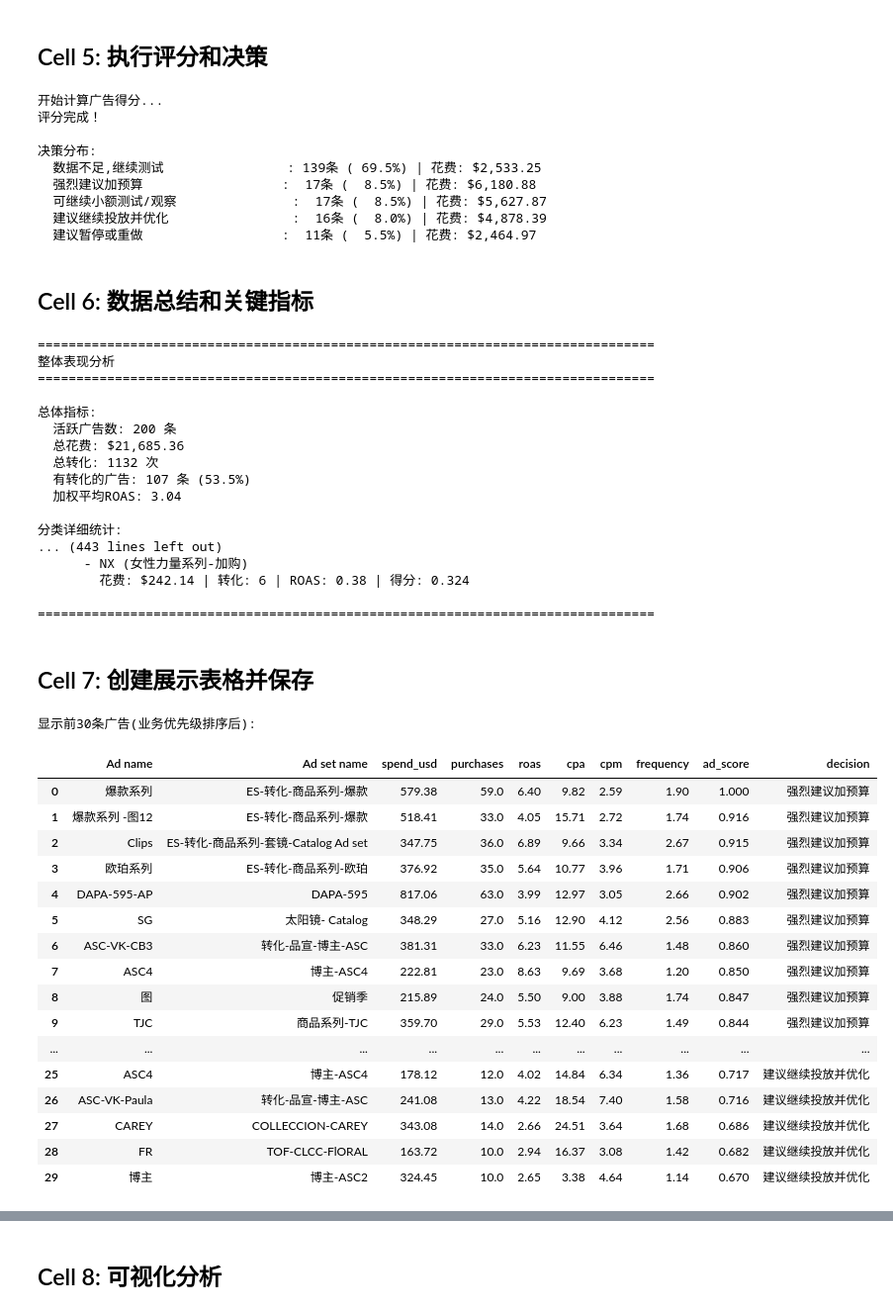
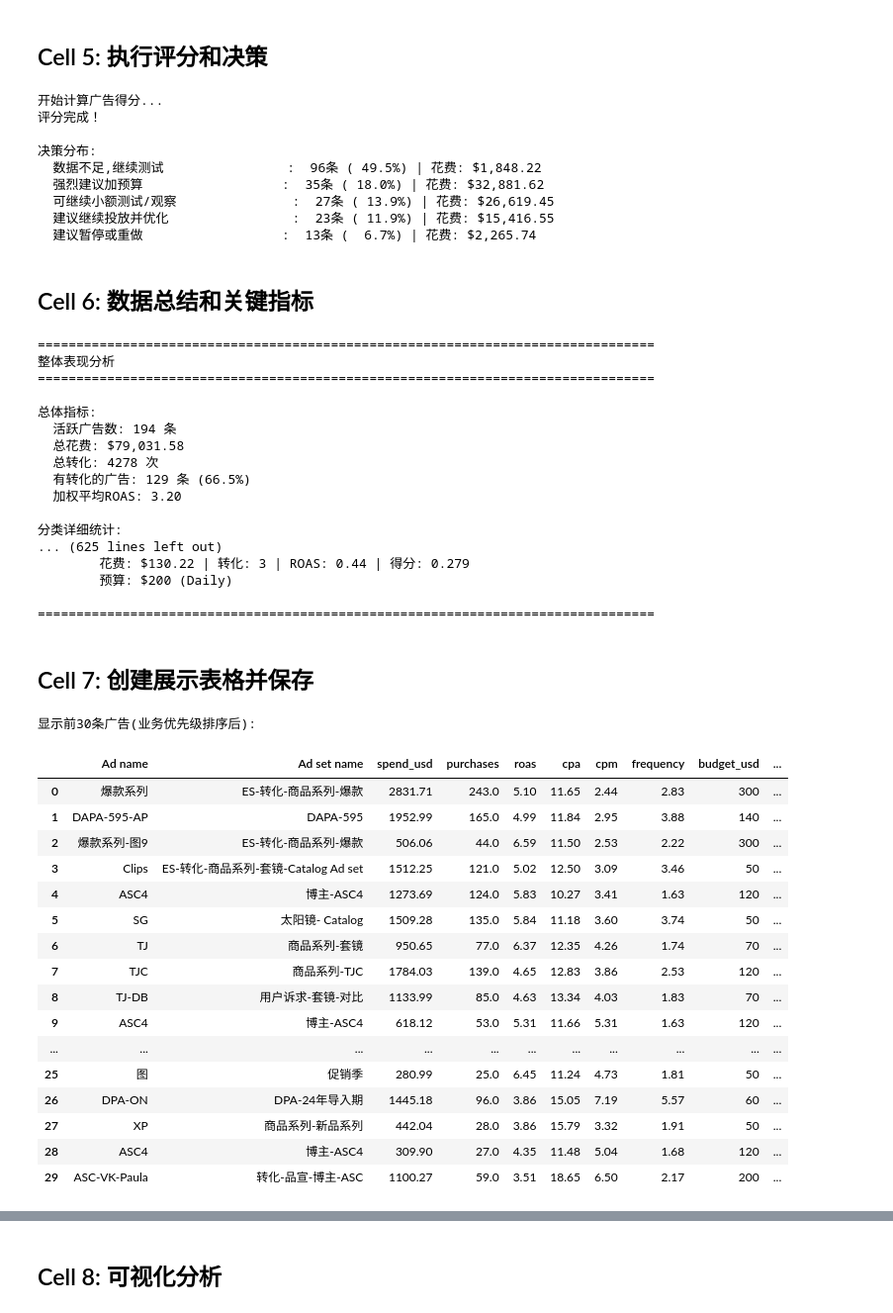
Before and after one commit to frank1829/firmoo-meta-ads-performance-evaluator, a Jupyter notebook: facebook_ad_performance_scoring.ipynb.ipynb, the cells around one changed output, grey strips where cells are left out. Shown: that part at 99% size. Drawn from its saved outputs; the diff is of its cells as text; code cells hidden in the pictures.

```diff
--- a/facebook_ad_performance_scoring.ipynb.ipynb
+++ b/facebook_ad_performance_scoring.ipynb.ipynb
@@ -72,13 +72,13 @@ ROAS阈值: 优秀>=5.0, 良好>=3.5, 可接受>=2.5
 ## Cell 3: 读取和清洗数据
 # %%
 # Read Meta Data File
-ads_path = '/Users/frankxiang0515/Desktop/Firmoo Meta Data/Firmoo-ES-Ads-Nov-14-2025-Nov-20-2025.csv'
+ads_path = 'Firmoo-ES-Ads-Oct-26-2025-Nov-24-2025.csv'
 ads = pd.read_csv(ads_path, encoding='utf-8')
 
 print(f"原始数据: {ads.shape[0]} 行, {ads.shape[1]} 列")
 
-# Data Cleaining
-# Normolize Columns
+# Data Cleaning
+# Normalize Columns
 ads['spend_usd'] = ads['Amount spent (USD)']
 ads['purchases'] = ads['Purchases']
 ads['roas'] = ads['Purchase ROAS (return on ad spend)']
@@ -87,6 +87,8 @@ ads['cpm'] = ads['CPM (cost per 1,000 impressions) (USD)']
 ads['reach'] = ads['Reach']
 ads['impressions'] = ads['Impressions']
 ads['frequency'] = ads['Frequency']
+ads['budget_usd'] = ads['Ad set budget']
+ads['budget_type'] = ads['Ad set budget type']
 
 # Keep the Active Ads
 active_ads = ads[ads['Ad delivery'] == 'active'].copy()
@@ -299,11 +301,11 @@ for decision, count in scored_ads['decision'].value_counts().items():
 评分完成！
 
 决策分布:
-  数据不足,继续测试                : 139条 ( 69.5%) | 花费: $2,533.25
-  强烈建议加预算                  :  17条 (  8.5%) | 花费: $6,180.88
-  可继续小额测试/观察               :  17条 (  8.5%) | 花费: $5,627.87
-  建议继续投放并优化                :  16条 (  8.0%) | 花费: $4,878.39
-  建议暂停或重做                  :  11条 (  5.5%) | 花费: $2,464.97
+  数据不足,继续测试                :  96条 ( 49.5%) | 花费: $1,848.22
+  强烈建议加预算                  :  35条 ( 18.0%) | 花费: $32,881.62
+  可继续小额测试/观察               :  27条 ( 13.9%) | 花费: $26,619.45
+  建议继续投放并优化                :  23条 ( 11.9%) | 花费: $15,416.55
+  建议暂停或重做                  :  13条 (  6.7%) | 花费: $2,265.74
 # %% [markdown]
 ## Cell 6: 数据总结和关键指标
 # %%
@@ -363,9 +365,15 @@ for decision in ['强烈建议加预算', '建议继续投放并优化', '可继
         ad_purchases = row['purchases']
         ad_roas = row['roas']
         ad_score = row['ad_score']
+        budget_usd = row['budget_usd']
+        budget_type = row['budget_type']
 
         print(f"      - {ad_name} ({ad_set})")
         print(f"        花费: ${ad_spend:.2f} | 转化: {ad_purchases:.0f} | ROAS: {ad_roas:.2f} | 得分: {ad_score:.3f}")
+        if pd.notna(budget_usd) and budget_usd != 0:
+            print(f"        预算: ${budget_usd} ({budget_type})")
+        else:
+            print(f"        预算: 未设置 ({budget_type})")
 
 print("\n" + "=" * 80)
 # %% [output]
@@ -374,16 +382,16 @@ print("\n" + "=" * 80)
 ================================================================================
 
 总体指标:
-  活跃广告数: 200 条
-  总花费: $21,685.36
-  总转化: 1132 次
-  有转化的广告: 107 条 (53.5%)
-  加权平均ROAS: 3.04
+  活跃广告数: 194 条
+  总花费: $79,031.58
+  总转化: 4278 次
+  有转化的广告: 129 条 (66.5%)
+  加权平均ROAS: 3.20
 
 分类详细统计:
-... (443 lines left out)
-      - NX (女性力量系列-加购)
-        花费: $242.14 | 转化: 6 | ROAS: 0.38 | 得分: 0.324
+... (625 lines left out)
+        花费: $130.22 | 转化: 3 | ROAS: 0.44 | 得分: 0.279
+        预算: $200 (Daily)
 
 ================================================================================
 # %% [markdown]
@@ -391,48 +399,50 @@ print("\n" + "=" * 80)
 # %%
 # ==================== 创建展示DataFrame ====================
 display_cols = [
     'Ad name',
     'Ad set name',
     'spend_usd',
     'purchases',
     'roas',
     'cpa',
     'cpm',
     'frequency',
+    'budget_usd',
+    'budget_type',
     'ad_score',
     'decision'
 ]
 
 result_display = scored_ads[display_cols].copy()
 result_display['ad_score'] = result_display['ad_score'].round(3)
 result_display['roas'] = result_display['roas'].round(2)
 result_display['cpa'] = result_display['cpa'].round(2)
 result_display['cpm'] = result_display['cpm'].round(2)
 result_display['frequency'] = result_display['frequency'].round(2)
 result_display['spend_usd'] = result_display['spend_usd'].round(2)
 
 # 显示前30条广告（业务优先级排序后）
 print("显示前30条广告(业务优先级排序后):")
 result_display.head(30)
 # %% [output]
 显示前30条广告(业务优先级排序后):
-|  | Ad name | Ad set name | spend_usd | purchases | roas | cpa | cpm | frequency | ad_score | decision |
-| 0 | 爆款系列 | ES-转化-商品系列-爆款 | 579.38 | 59.0 | 6.40 | 9.82 | 2.59 | 1.90 | 1.000 | 强烈建议加预算 |
-| 1 | 爆款系列 -图12 | ES-转化-商品系列-爆款 | 518.41 | 33.0 | 4.05 | 15.71 | 2.72 | 1.74 | 0.916 | 强烈建议加预算 |
-| 2 | Clips | ES-转化-商品系列-套镜-Catalog Ad set | 347.75 | 36.0 | 6.89 | 9.66 | 3.34 | 2.67 | 0.915 | 强烈建议加预算 |
-| 3 | 欧珀系列 | ES-转化-商品系列-欧珀 | 376.92 | 35.0 | 5.64 | 10.77 | 3.96 | 1.71 | 0.906 | 强烈建议加预算 |
-| 4 | DAPA-595-AP | DAPA-595 | 817.06 | 63.0 | 3.99 | 12.97 | 3.05 | 2.66 | 0.902 | 强烈建议加预算 |
-| 5 | SG | 太阳镜- Catalog | 348.29 | 27.0 | 5.16 | 12.90 | 4.12 | 2.56 | 0.883 | 强烈建议加预算 |
-| 6 | ASC-VK-CB3 | 转化-品宣-博主-ASC | 381.31 | 33.0 | 6.23 | 11.55 | 6.46 | 1.48 | 0.860 | 强烈建议加预算 |
-| 7 | ASC4 | 博主-ASC4 | 222.81 | 23.0 | 8.63 | 9.69 | 3.68 | 1.20 | 0.850 | 强烈建议加预算 |
-| 8 | 图 | 促销季 | 215.89 | 24.0 | 5.50 | 9.00 | 3.88 | 1.74 | 0.847 | 强烈建议加预算 |
-| 9 | TJC | 商品系列-TJC | 359.70 | 29.0 | 5.53 | 12.40 | 6.23 | 1.49 | 0.844 | 强烈建议加预算 |
+|  | Ad name | Ad set name | spend_usd | purchases | roas | cpa | cpm | frequency | budget_usd | ... |
+| 0 | 爆款系列 | ES-转化-商品系列-爆款 | 2831.71 | 243.0 | 5.10 | 11.65 | 2.44 | 2.83 | 300 | ... |
+| 1 | DAPA-595-AP | DAPA-595 | 1952.99 | 165.0 | 4.99 | 11.84 | 2.95 | 3.88 | 140 | ... |
+| 2 | 爆款系列-图9 | ES-转化-商品系列-爆款 | 506.06 | 44.0 | 6.59 | 11.50 | 2.53 | 2.22 | 300 | ... |
+| 3 | Clips | ES-转化-商品系列-套镜-Catalog Ad set | 1512.25 | 121.0 | 5.02 | 12.50 | 3.09 | 3.46 | 50 | ... |
+| 4 | ASC4 | 博主-ASC4 | 1273.69 | 124.0 | 5.83 | 10.27 | 3.41 | 1.63 | 120 | ... |
+| 5 | SG | 太阳镜- Catalog | 1509.28 | 135.0 | 5.84 | 11.18 | 3.60 | 3.74 | 50 | ... |
+| 6 | TJ | 商品系列-套镜 | 950.65 | 77.0 | 6.37 | 12.35 | 4.26 | 1.74 | 70 | ... |
+| 7 | TJC | 商品系列-TJC | 1784.03 | 139.0 | 4.65 | 12.83 | 3.86 | 2.53 | 120 | ... |
+| 8 | TJ-DB | 用户诉求-套镜-对比 | 1133.99 | 85.0 | 4.63 | 13.34 | 4.03 | 1.83 | 70 | ... |
+| 9 | ASC4 | 博主-ASC4 | 618.12 | 53.0 | 5.31 | 11.66 | 5.31 | 1.63 | 120 | ... |
 | ... | ... | ... | ... | ... | ... | ... | ... | ... | ... | ... |
-| 25 | ASC4 | 博主-ASC4 | 178.12 | 12.0 | 4.02 | 14.84 | 6.34 | 1.36 | 0.717 | 建议继续投放并优化 |
-| 26 | ASC-VK-Paula | 转化-品宣-博主-ASC | 241.08 | 13.0 | 4.22 | 18.54 | 7.40 | 1.58 | 0.716 | 建议继续投放并优化 |
-| 27 | CAREY | COLLECCION-CAREY | 343.08 | 14.0 | 2.66 | 24.51 | 3.64 | 1.68 | 0.686 | 建议继续投放并优化 |
-| 28 | FR | TOF-CLCC-FlORAL | 163.72 | 10.0 | 2.94 | 16.37 | 3.08 | 1.42 | 0.682 | 建议继续投放并优化 |
-| 29 | 博主 | 博主-ASC2 | 324.45 | 10.0 | 2.65 | 3.38 | 4.64 | 1.14 | 0.670 | 建议继续投放并优化 |
+| 25 | 图 | 促销季 | 280.99 | 25.0 | 6.45 | 11.24 | 4.73 | 1.81 | 50 | ... |
+| 26 | DPA-ON | DPA-24年导入期 | 1445.18 | 96.0 | 3.86 | 15.05 | 7.19 | 5.57 | 60 | ... |
+| 27 | XP | 商品系列-新品系列 | 442.04 | 28.0 | 3.86 | 15.79 | 3.32 | 1.91 | 50 | ... |
+| 28 | ASC4 | 博主-ASC4 | 309.90 | 27.0 | 4.35 | 11.48 | 5.04 | 1.68 | 120 | ... |
+| 29 | ASC-VK-Paula | 转化-品宣-博主-ASC | 1100.27 | 59.0 | 3.51 | 18.65 | 6.50 | 2.17 | 200 | ... |
 # %%
 # 显示末尾30条广告（表现最差的）
 print("显示末尾30条广告(表现最差):")
```
Also changed, not shown: parts of 5 cells of this notebook.
